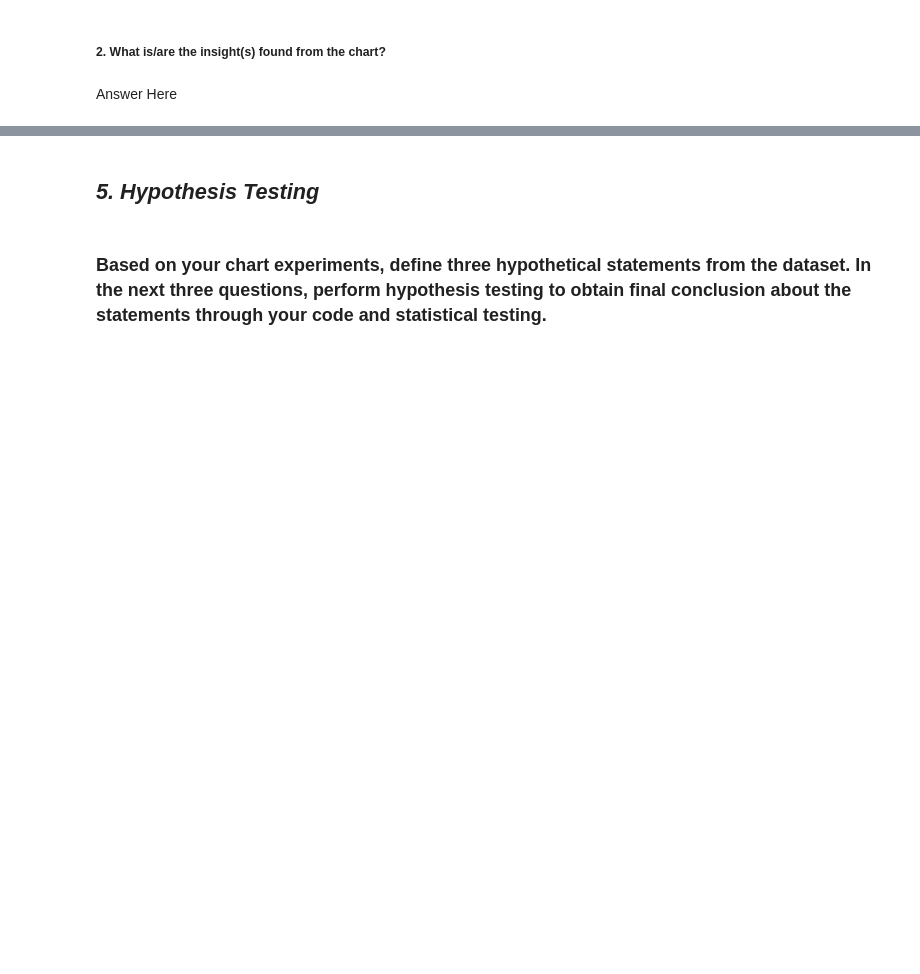
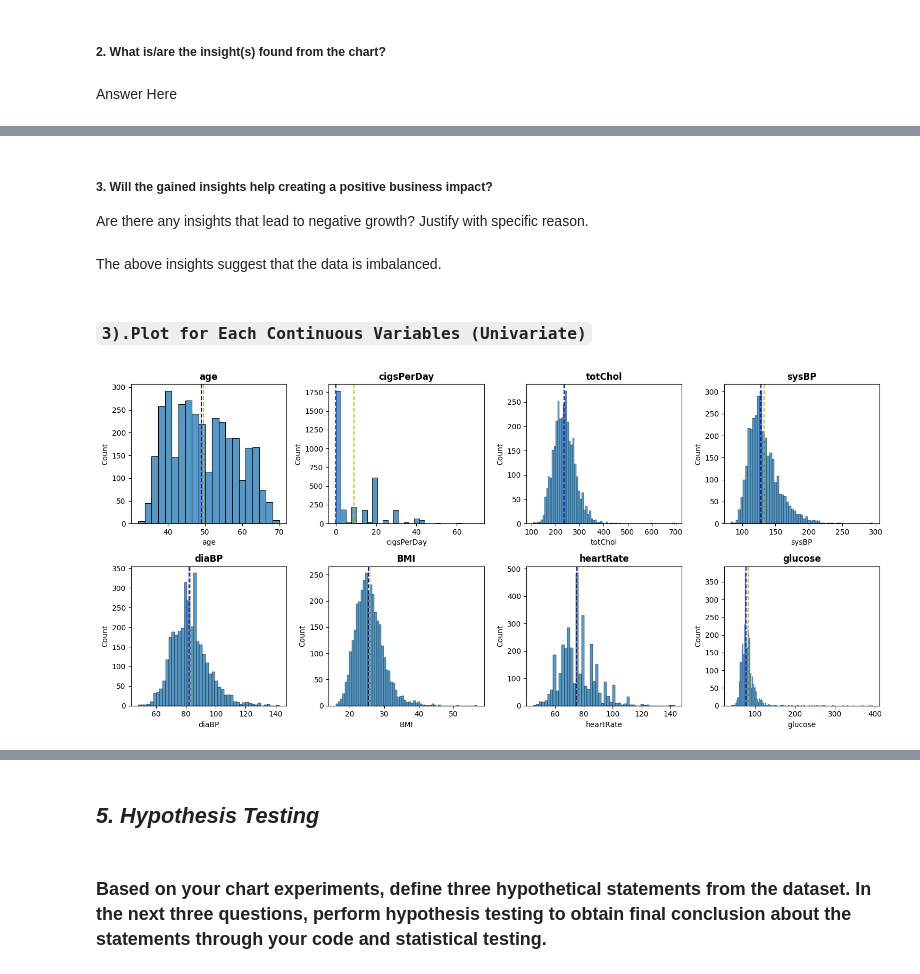
Before and after one commit to Vijaysiraw/ML_Classification_Cardiovascular_Risk_Prediction, a Jupyter notebook: Cardiovascular_Risk_Prediction.ipynb, the cells around one changed output, grey strips where cells are left out. Cells and saved outputs as stored; diff of their text form; code cells hidden in the pictures; blank space fills up the shorter version.

```diff
--- a/Cardiovascular_Risk_Prediction.ipynb
+++ b/Cardiovascular_Risk_Prediction.ipynb
@@ -268,0 +339,3 @@ Answer Here
+# %%
+# defining continuous independent variables separately
+continous_var = ['age', 'cigsPerDay', 'totChol', 'sysBP', 'diaBP', 'BMI', 'heartRate', 'glucose']
@@ -519,0 +672,21 @@ Answer Here
+# %% [markdown]
+##### 3. Will the gained insights help creating a positive business impact?
+Are there any insights that lead to negative growth? Justify with specific reason.
+# %% [markdown]
+The above insights suggest that the data is imbalanced.
+# %% [markdown]
+### **`3).Plot for Each Continuous Variables (Univariate)`**
+# %%
+#visualization code
+#Check the distribution of each numerical columns using histogram
+plt.figure(figsize=(15,7))
+for i,col in enumerate(continous_var):
+  ax=plt.subplot(2,4,i+1)
+  sns.histplot(cvrp_data[col])
+  ax.axvline(cvrp_data[col].mean(),color='y',linestyle='--')
+  ax.axvline(cvrp_data[col].median(),color='b',linestyle='--')
+  plt.title(f'{col}',weight='bold')
+plt.tight_layout()
+plt.show()
+# %% [output]
+[figure, added]
```
Also changed, not shown: parts of 49 cells of this notebook.
